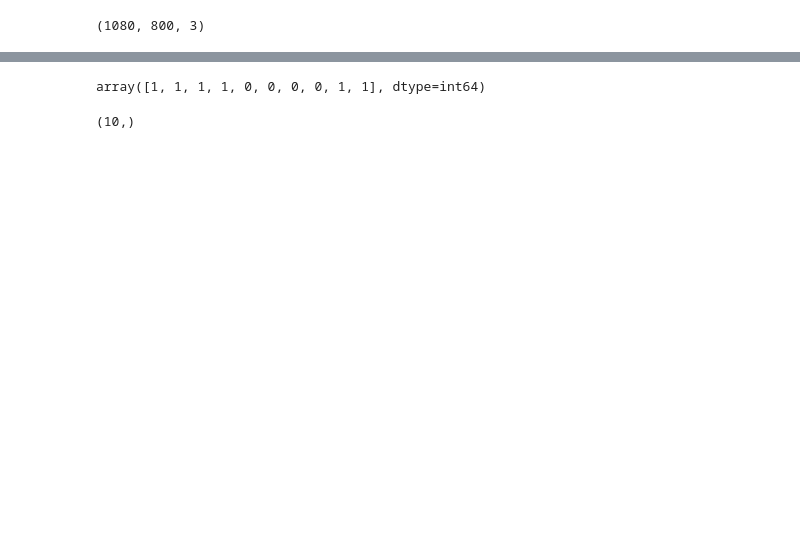
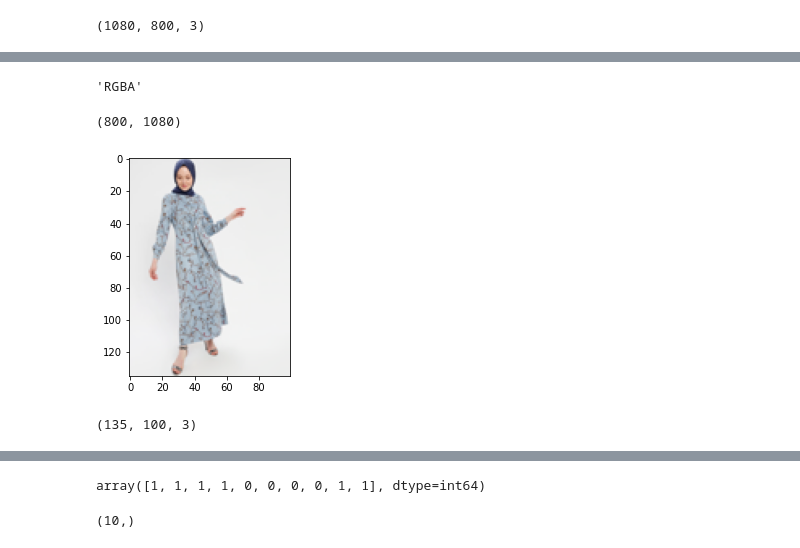
Before and after one commit to rmham93/Master_thesis_codes, a Jupyter notebook: poses/resnet_withoutgen.ipynb, the cells around one changed output, grey strips where cells are left out. Cells and saved outputs as stored; diff of their text form; code cells hidden in the pictures; blank space fills up the shorter version.

```diff
--- a/poses/resnet_withoutgen.ipynb
+++ b/poses/resnet_withoutgen.ipynb
@@ -98,9 +106,21 @@ input_images = []
 input_poses = []
 labels =[]
 for each in prod_cat:
-    image = Image.open("C:/Users/IDU/Desktop/dataset/"+each[0] + ".jpg")
-    image_array = np.array(image.resize((100,135)))
-    labels.append(each[1])
-    input_images.append(image_array)
-    pose_path = "C:/Users/IDU/OneDrive - GTÜ/Desktop/TEZ/poses/NPdata/"+ each[0]+".npy"
-    input_poses.append(np.load(pose_path, allow_pickle=True))
+
+    try:
+        image = Image.open("C:/Users/IDU/Desktop/dataset/"+ each[0]+".jpg")
+        image = image.convert('RGB')
+        image_array = image.resize((100, 135)) # Use PIL to resize
+        print(np.array(input_images).shape)
+
+        print(each[0])
+        print(np.array(image_array, dtype="object").shape)
+
+        labels.append(each[1])
+        #print( np.array(image_array).shape)
+        input_images.append(np.array(image_array) )
+        pose_path = "C:/Users/IDU/OneDrive - GTÜ/Desktop/TEZ/poses/NPdata/"+ each[0]+".npy"
+        input_poses.append(np.load(pose_path, allow_pickle=True))
+
+    except:
+        print("Something went wrong", each[0])
@@ -110,0 +147,23 @@ np.array(input_images).shape
+# %%
+image = Image.open("C:/Users/IDU/Desktop/dataset/"+prod_cat[603][0]+".jpg")
+# %%
+image.mode
+# %% [output]
+'RGBA'
+# %%
+rgb_image = image.convert('RGB')
+# %%
+rgb_image.size
+# %% [output]
+(800, 1080)
+# %%
+image_array = rgb_image.resize((100,135))
+
+plt.imshow(image_array)
+input_images.append(np.array(image_array,dtype=object) )
+# %% [output]
+[figure, added]
+# %%
+np.array(image_array).shape
+# %% [output]
+(135, 100, 3)
```
Also changed, not shown: parts of 28 cells of this notebook.
